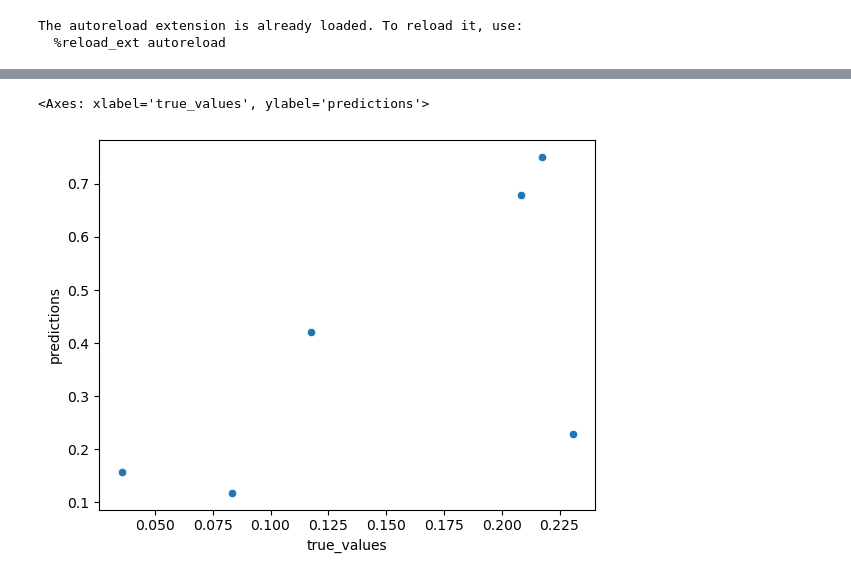
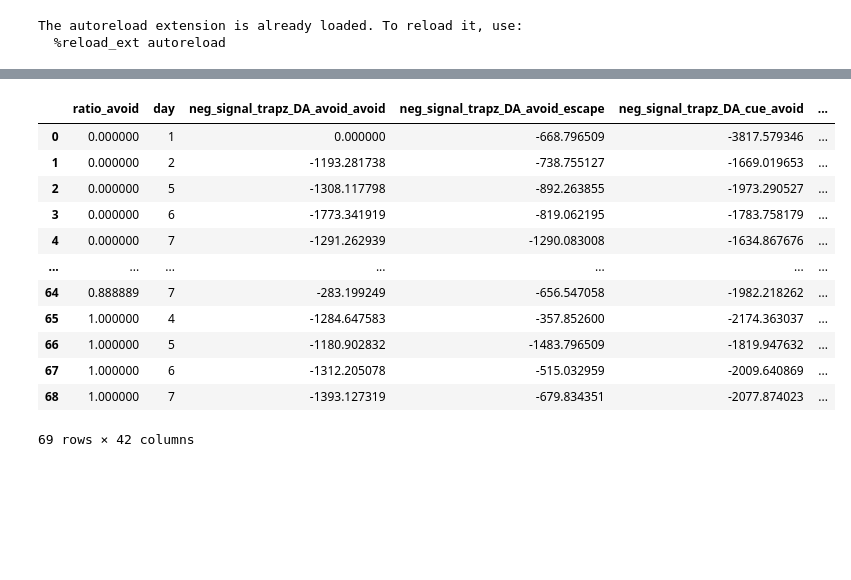
Before and after one commit to Mschaid/ENIGMA, a Jupyter notebook: notebooks/reports/trouble_shoot_final_results.ipynb, the cells around one changed output, grey strips where cells are left out. Saved outputs shown, nothing was run; the diff lists cells and outputs as text; code cells hidden in the pictures; blank space fills up the shorter version.

Commit message:
updated pipelines

```diff
--- a/notebooks/reports/trouble_shoot_final_results.ipynb
+++ b/notebooks/reports/trouble_shoot_final_results.ipynb
@@ -110,7 +66,35 @@ sns.scatterplot(data=data, x = 'true_values', y = 'predictions')
-# %%
-test_predictions = model.predict(pipeline.X_test)
-test_data = pd.DataFrame({'true_values': pipeline.y_test, 'predictions': test_predictions}).reset_index(drop=True)
-sns.scatterplot(data=test_data, x = 'true_values', y = 'predictions')
-# %% [output]
-<Axes: xlabel='true_values', ylabel='predictions'>
-[figure, removed]
+# %%
+from src.data_processing.pipelines.ClassifierPipe import ClassifierPipe
+from functools import partial
+from src.data_processing.preprocessing.pandas_preprocessors import *
+
+predictions = pd.read_parquet(path_finder.predictions_path[0])
+
+path_to_save = Path('/Users/mds8301/iterm_data_storage/')
+query = "sensor=='DA'"
+partial_normalized_preprocessor = partial(normalized_preprocessor_wo_day, normalizer=normalize_by_baseline, query=query, experiment_cols_to_drop=None)
+
+
+
+
+pro = (ClassifierPipe(data_path) .read_raw_data()
+                      .pandas_pipe(partial_normalized_preprocessor)
+                      .split_by_ratio(target='ratio_avoid', test_size=0.5, test_dev_size=0.3)
+                      .transform_data()
+                      )
+pro.processed_data
+# a comment
+# %% [output]
+|  | ratio_avoid | day | neg_signal_trapz_DA_avoid_avoid | neg_signal_trapz_DA_avoid_escape | neg_signal_trapz_DA_cue_avoid | ... |
+| 0 | 0.000000 | 1 | 0.000000 | -668.796509 | -3817.579346 | ... |
+| 1 | 0.000000 | 2 | -1193.281738 | -738.755127 | -1669.019653 | ... |
+| 2 | 0.000000 | 5 | -1308.117798 | -892.263855 | -1973.290527 | ... |
+| 3 | 0.000000 | 6 | -1773.341919 | -819.062195 | -1783.758179 | ... |
+| 4 | 0.000000 | 7 | -1291.262939 | -1290.083008 | -1634.867676 | ... |
+| ... | ... | ... | ... | ... | ... | ... |
+| 64 | 0.888889 | 7 | -283.199249 | -656.547058 | -1982.218262 | ... |
+| 65 | 1.000000 | 4 | -1284.647583 | -357.852600 | -2174.363037 | ... |
+| 66 | 1.000000 | 5 | -1180.902832 | -1483.796509 | -1819.947632 | ... |
+| 67 | 1.000000 | 6 | -1312.205078 | -515.032959 | -2009.640869 | ... |
+| 68 | 1.000000 | 7 | -1393.127319 | -679.834351 | -2077.874023 | ... |
+69 rows × 42 columns
```
Also changed, not shown: parts of 22 cells of this notebook, 4 other files.
